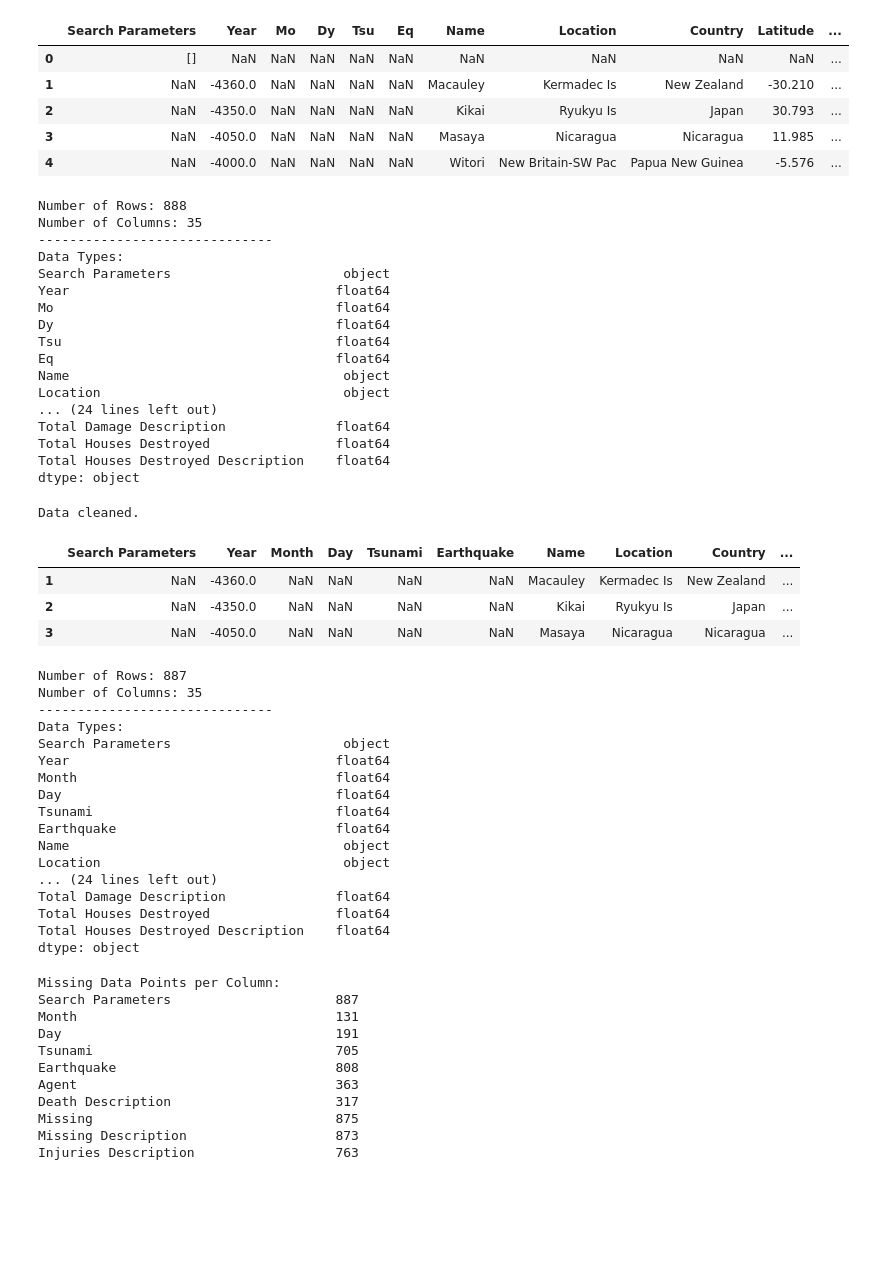
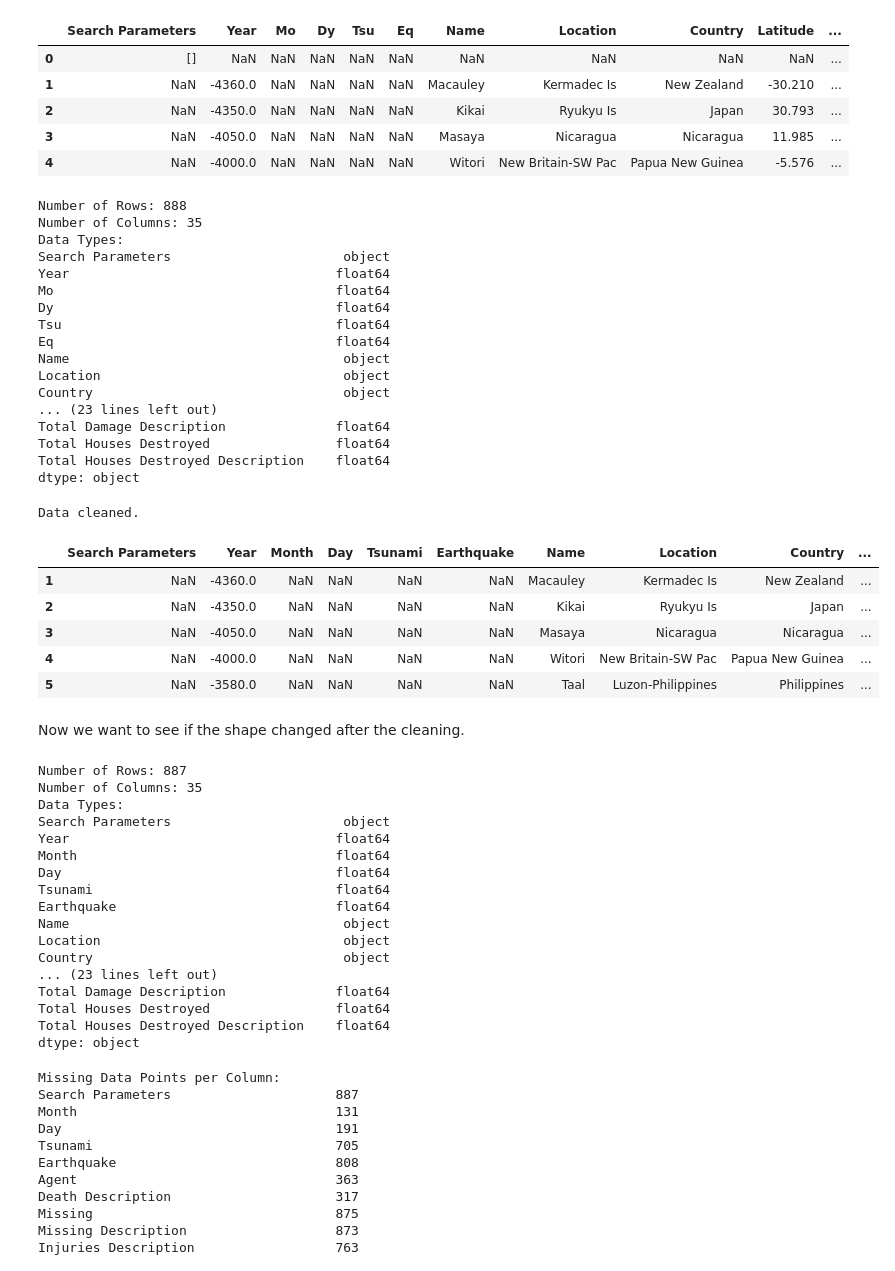
Before and after one commit to 3leopaul/KDD_Process_Volcano_Data_Analysis, a Jupyter notebook: main.ipynb, the cells around one changed output. Saved outputs shown, nothing was run; the diff lists cells and outputs as text; code cells hidden in the pictures; blank space fills up the shorter version.

Commit message:
part data and cleaning finished with comments and explanations, still need to put the functions in a class

```diff
--- a/main.ipynb
+++ b/main.ipynb
@@ -106,13 +104,10 @@ def show_structure(df):
     Prints the shape and data types of the dataset.
     Input: df (pd.DataFrame)
     """
-    # Requirement: Show number of rows and columns
     rows, cols = df.shape
     print(f"Number of Rows: {rows}")
     print(f"Number of Columns: {cols}")
-    print("-" * 30)
 
-    # Requirement: Show data types in each column
     print("Data Types:")
     print(df.dtypes)
 
@@ -120,7 +115,6 @@ show_structure(df_raw)
 # %% [output]
 Number of Rows: 888
 Number of Columns: 35
-------------------------------
 Data Types:
 Search Parameters                      object
 Year                                  float64
@@ -130,7 +124,8 @@ Tsu                                   float64
 Eq                                    float64
 Name                                   object
 Location                               object
-... (24 lines left out)
+Country                                object
+... (23 lines left out)
 Total Damage Description              float64
 Total Houses Destroyed                float64
 Total Houses Destroyed Description    float64
@@ -139,58 +134,52 @@ dtype: object
 def clean_data(df):
     """
     Applies preprocessing: renaming columns, handling types, and filling NaNs.
-    Input: df (pd.DataFrame) - The raw dataframe
-    Output: df (pd.DataFrame) - The cleaned dataframe
+    Input: df (pd.DataFrame) : The raw dataframe
+    Output: df (pd.DataFrame) : The cleaned dataframe
     """
-    # 1. Rename columns to remove spaces and special characters for easier coding
+    #Rename columns to remove spaces and special characters for easier coding
+    #and for a better understanding
     df = df.rename(columns={
         'Mo': 'Month',
         'Dy': 'Day',
         'Tsu': 'Tsunami',
         'Eq': 'Earthquake',
         'Damage ($Mil)': 'Damage_Millions',
         'Total Damage ($Mil)': 'Total_Damage_Millions',
         'Elevation (m)': 'Elevation',
         'Total Deaths': 'Total_Deaths',
         'Total Injuries': 'Total_Injuries'
     })
 
-    # 2. Handle the 'Year' column
-    # The raw data might have non-numeric years (e.g., "Unknown").
-    # 'coerce' turns these errors into NaN (Not a Number), which we then drop.
-    df['Year'] = pd.to_numeric(df['Year'], errors='coerce')
-    df = df.dropna(subset=['Year']) # We cannot analyze time trends without a Year
-
-    # 3. Handle Numerical Impact Columns
-    # If 'Deaths' is empty, we assume 0 for the sake of calculation, rather than dropping the row.
+    #If 'Deaths' is empty, we assume 0 for the sake of calculation, rather than dropping the row.
     cols_to_fix = ['VEI', 'Deaths', 'Damage_Millions', 'Injuries']
     for col in cols_to_fix:
         if col in df.columns:
             df[col] = pd.to_numeric(df[col], errors='coerce').fillna(0)
 
-    # 4. Handle Location Data
-    # We drop rows without Lat/Lon/Country because we cannot visualize them on a map.
+    #We drop rows without Lat/Lon/Country because we cannot visualize them on a map.
     df = df.dropna(subset=['Latitude', 'Longitude', 'Country'])
 
     return df
 
-# Execution
 df_cleaned = clean_data(df_raw.copy())
 print("Data cleaned.")
-df_cleaned.head(3)
+df_cleaned.head(5)
 # %% [output]
 Data cleaned.
 |  | Search Parameters | Year | Month | Day | Tsunami | Earthquake | Name | Location | Country | ... |
 | 1 | NaN | -4360.0 | NaN | NaN | NaN | NaN | Macauley | Kermadec Is | New Zealand | ... |
 | 2 | NaN | -4350.0 | NaN | NaN | NaN | NaN | Kikai | Ryukyu Is | Japan | ... |
 | 3 | NaN | -4050.0 | NaN | NaN | NaN | NaN | Masaya | Nicaragua | Nicaragua | ... |
+| 4 | NaN | -4000.0 | NaN | NaN | NaN | NaN | Witori | New Britain-SW Pac | Papua New Guinea | ... |
+| 5 | NaN | -3580.0 | NaN | NaN | NaN | NaN | Taal | Luzon-Philippines | Philippines | ... |
+# %% [markdown]
+Now we want to see if the shape changed after the cleaning.
 # %%
-# Execution
 show_structure(df_cleaned)
 # %% [output]
 Number of Rows: 887
 Number of Columns: 35
-------------------------------
 Data Types:
 Search Parameters                      object
 Year                                  float64
@@ -200,7 +189,8 @@ Tsunami                               float64
 Earthquake                            float64
 Name                                   object
 Location                               object
-... (24 lines left out)
+Country                                object
+... (23 lines left out)
 Total Damage Description              float64
 Total Houses Destroyed                float64
 Total Houses Destroyed Description    float64
```
Also changed, not shown: parts of 9 cells of this notebook.
